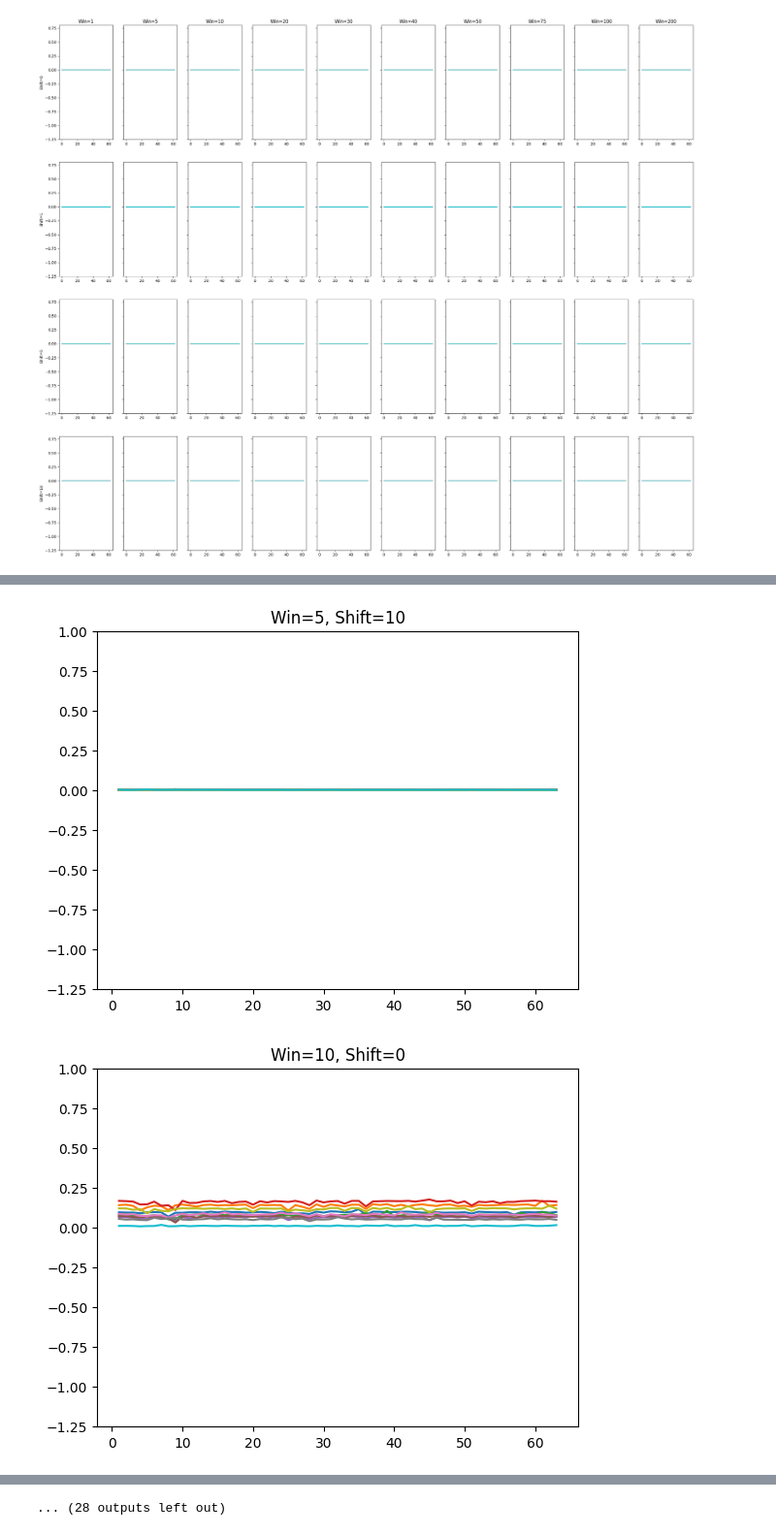
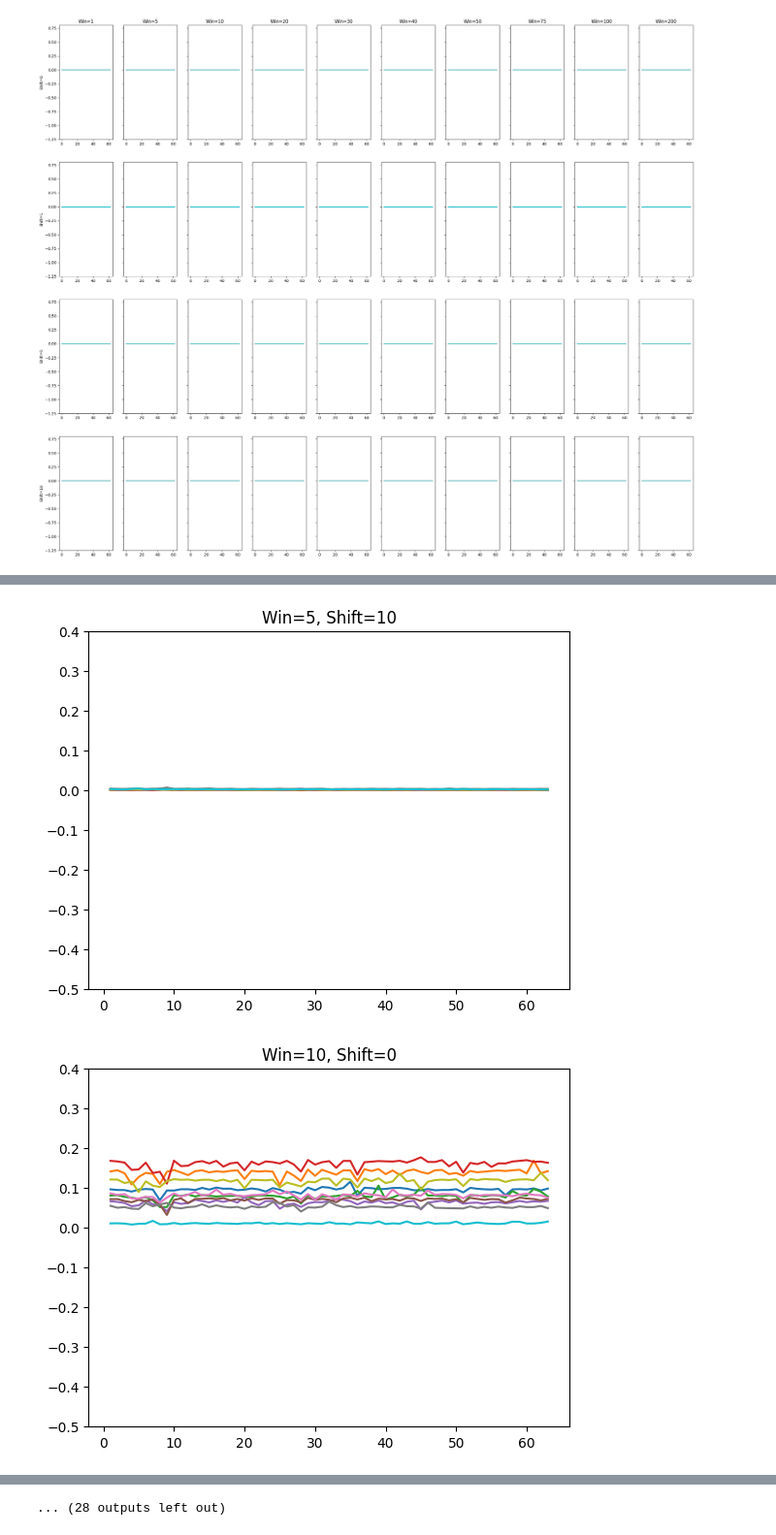
Before and after one commit to bilalhsp/Auditory_Cortex, a Jupyter notebook: correlation.ipynb, the cells around one changed output, grey strips where cells are left out. Shown at 97% size. Saved outputs shown, nothing was run; the diff lists cells and outputs as text; code cells hidden in the pictures.

```diff
--- a/correlation.ipynb
+++ b/correlation.ipynb
@@ -2,7 +2,7 @@
 import numpy as np
 from Dataset import Neural_Data
 
-neural_data = Neural_Data("/home/amy/Documents/Research/Makin/data/josh_data/TIMIT_wav_rescaled")
+neural_data = Neural_Data("/home/amy/Documents/Research/Makin/data/josh_data/TIMIT_wav_rescaled","191121")
 # %% [output]
 Data from 63 channels loaded...!
 # %%
@@ -111,7 +111,7 @@ for j, w in enumerate(wins):
             plt.plot(channels, avg_r2, label=str(sent))
             plt.title(f"Win={w}, Shift={shift}")
             # ax[i,j].set_ylabel(f"Shift={shift}")
-            plt.ylim(-1.25, 1)
+            plt.ylim(-0.5, 0.4)
         # plt.xlabel("channels")
     # plt.title(f"Win = {w}" , fontsize=16)plt.legend()
         # plt.savefig("/home/amy/Documents/Research/Makin/outputs/correlation/linreg_cs_win_" + str(w)+ ".png")
@@ -127,2 +127,2 @@ for j, w in enumerate(wins):
-[figure, old version]
+[figure, new version]
-[figure, old version]
+[figure, new version]
```
Also changed, not shown: parts of 2 cells of this notebook, 2 other files.
